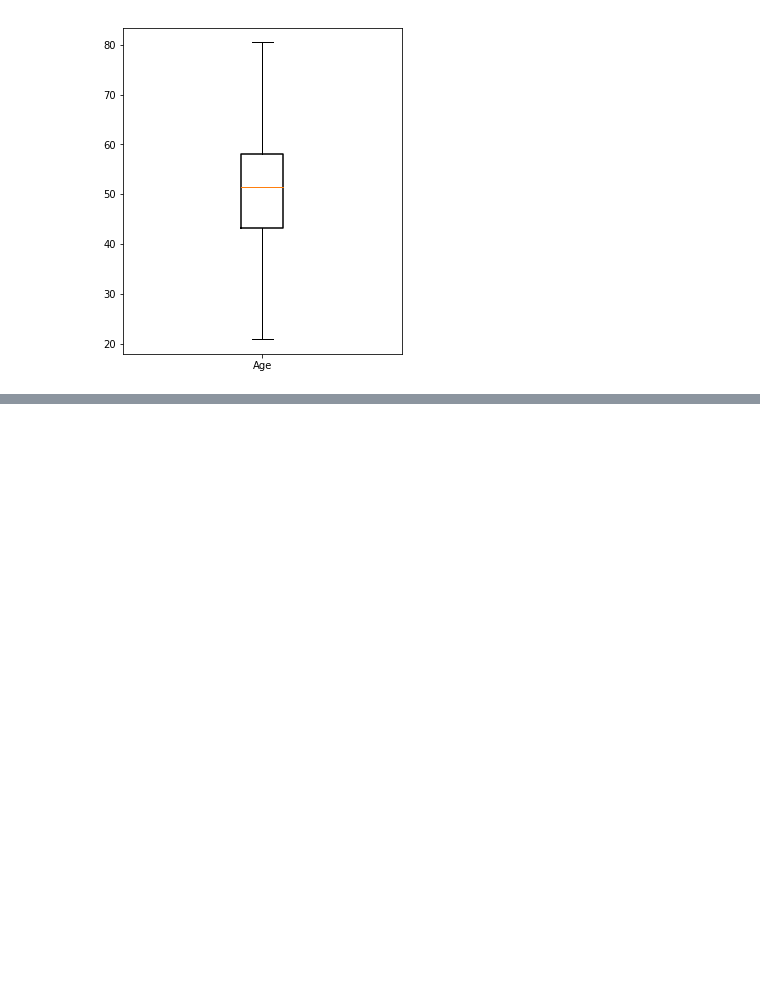
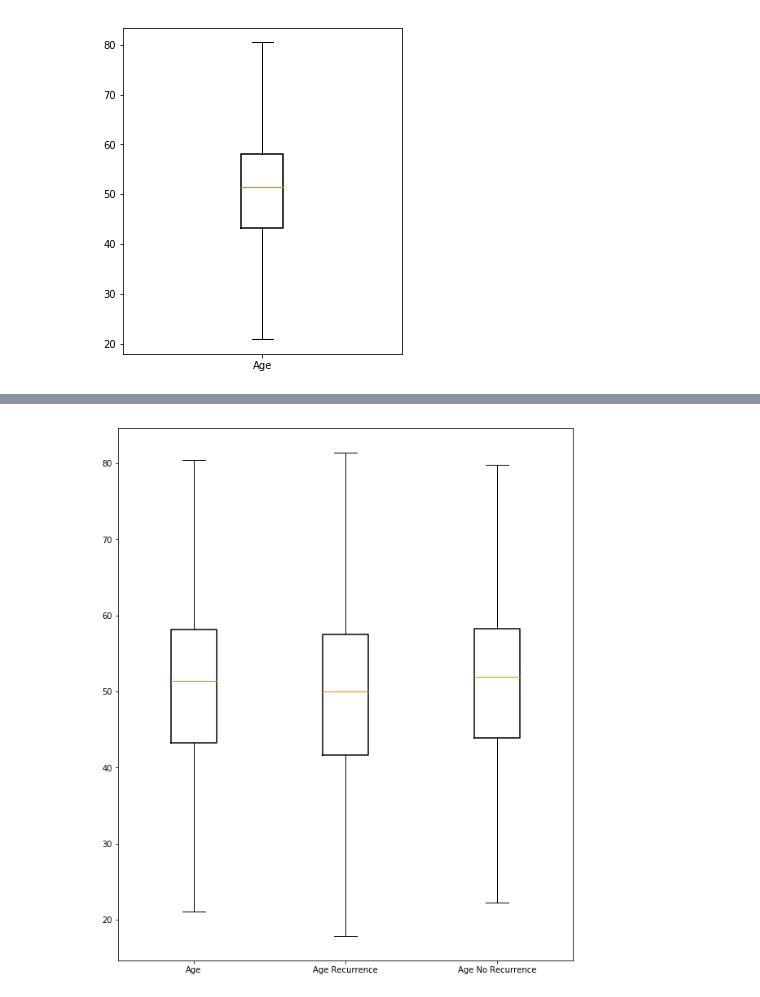
Before and after one commit to antonpetkoff/learning, a Jupyter notebook: data-mining/mini-project/analysis.ipynb, the cells around one changed output, grey strips where cells are left out. Saved outputs shown, nothing was run; the diff lists cells and outputs as text; code cells hidden in the pictures; blank space fills up the shorter version.

```diff
--- a/data-mining/mini-project/analysis.ipynb
+++ b/data-mining/mini-project/analysis.ipynb
@@ -126,0 +185,11 @@ draw_boxplot(stats_age, label='Age')
+# %%
+fig, ax = plt.subplots(1, 1)
+fig.set_size_inches(10, 12)
+
+plot = ax.bxp([
+    get_boxplot_stats(stats_age, 'Age'),
+    get_boxplot_stats(stats_age_recurrence, 'Age Recurrence'),
+    get_boxplot_stats(stats_age_no_recurrence, 'Age No Recurrence')
+], showfliers=False)
+# %% [output]
+[figure, added]
```
Also changed, not shown: parts of 10 cells of this notebook.
